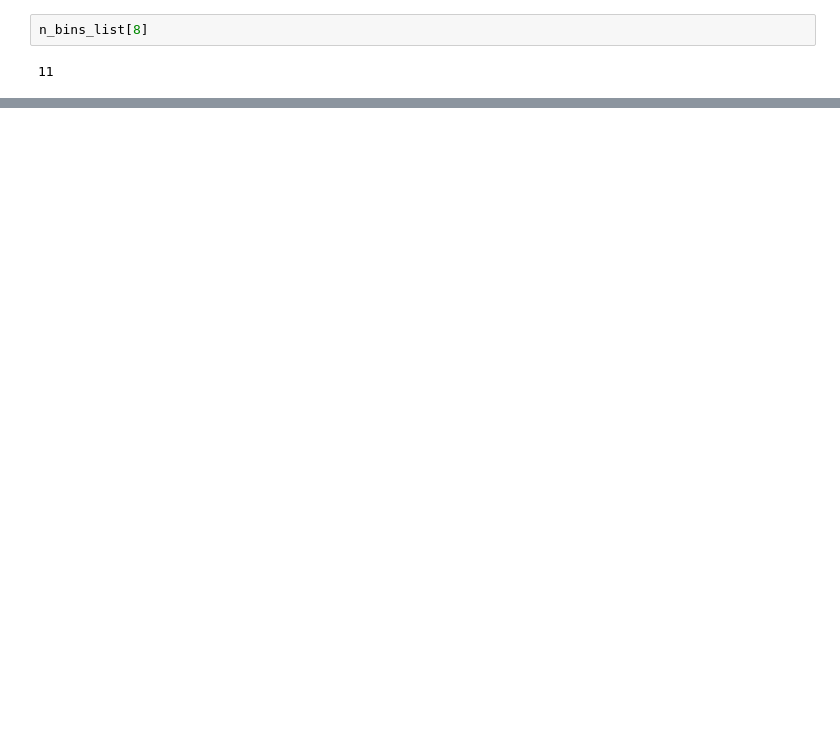
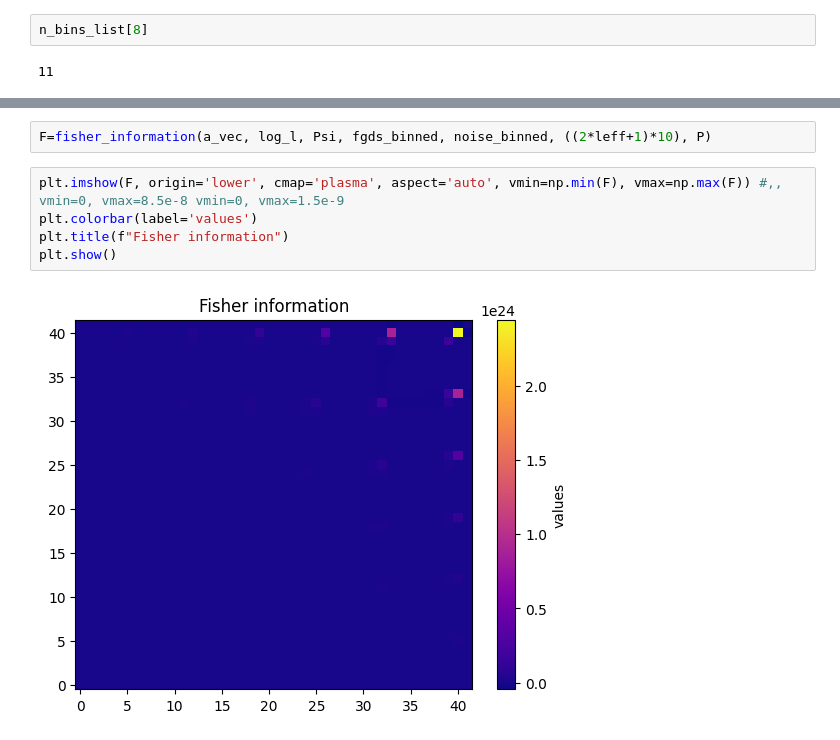
Before and after one commit to urwa99/MASS_Thesis, a Jupyter notebook: HI/SMICA_HI2.ipynb, the cells around one changed output, grey strips where cells are left out. Drawn from its saved outputs; the diff is of its cells as text; blank space fills up the shorter version.

```diff
--- a/HI/SMICA_HI2.ipynb
+++ b/HI/SMICA_HI2.ipynb
@@ -652,0 +799,9 @@ n_bins_list[8]
+# %%
+F=fisher_information(a_vec, log_l, Psi, fgds_binned, noise_binned, ((2*leff+1)*10), P)
+# %%
+plt.imshow(F, origin='lower', cmap='plasma', aspect='auto', vmin=np.min(F), vmax=np.max(F)) #,, vmin=0, vmax=8.5e-8 vmin=0, vmax=1.5e-9
+plt.colorbar(label='values')
+plt.title(f"Fisher information")
+plt.show()
+# %% [output]
+[figure, added]
```
Also changed, not shown: parts of 20 cells of this notebook.
